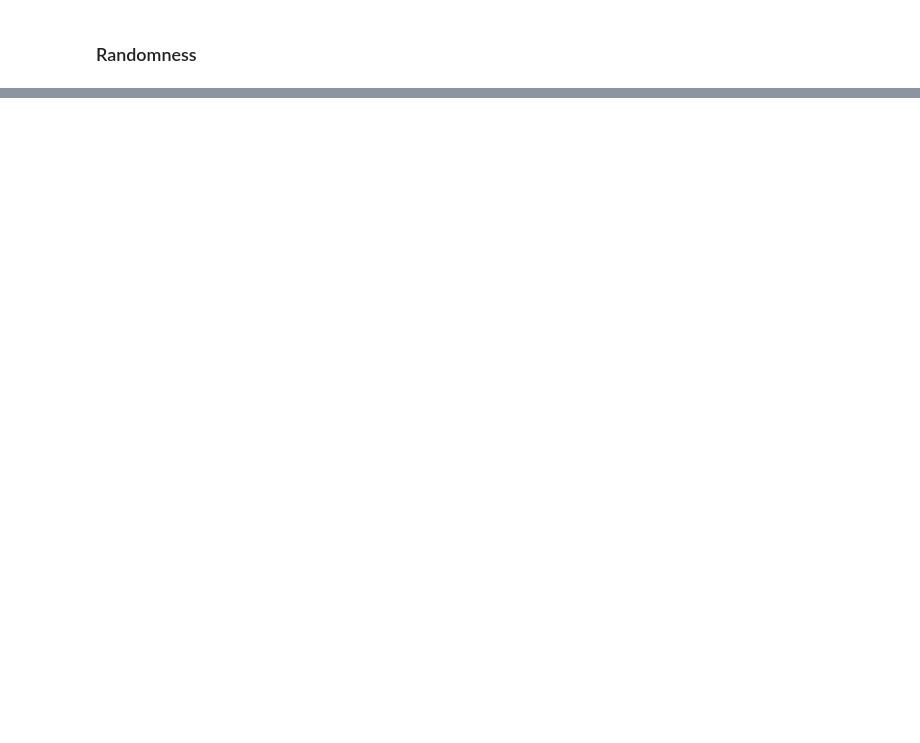
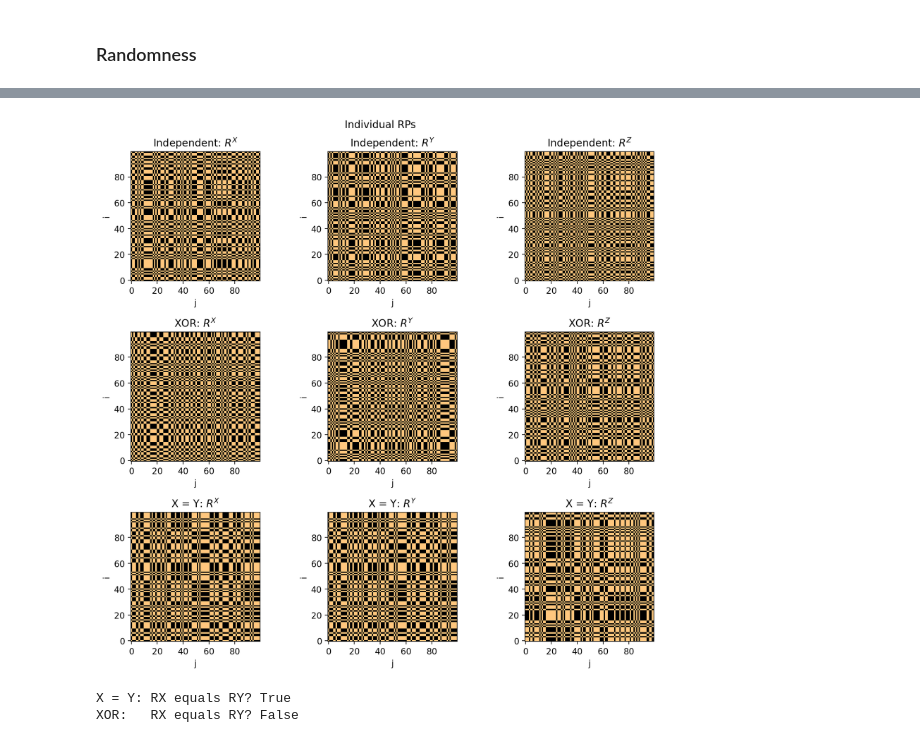
Before and after one commit to Anastasios-Vlachmpeis/Recurrence-Plot-Research, a Jupyter notebook: ResearchBook.ipynb, the cells around one changed output, grey strips where cells are left out. Drawn from its saved outputs; the diff is of its cells as text; code cells hidden in the pictures; blank space fills up the shorter version.

```diff
--- a/ResearchBook.ipynb
+++ b/ResearchBook.ipynb
@@ -113,9 +113,10 @@ added_noise = rng.normal(loc=0.0, scale=noise_strength, size=len(t))
 x_noisy = x_t + added_noise
 x_random = rng.normal(loc=0.0, scale=noise_strength, size=len(t))
 # %%
-R = np.zeros(shape, dtype=bool)
-R_noisy = np.zeros(shape, dtype=bool)
-R_random = np.zeros(shape, dtype=bool)
+n = len(t)
+R = np.zeros((n, n), dtype=bool)
+R_noisy = np.zeros((n, n), dtype=bool)
+R_random = np.zeros((n, n), dtype=bool)
 
 for i in range(len(t)):
    for j in range(len(t)):
@@ -194,0 +238,64 @@ plt.show()
+# %%
+N = 100
+rng = np.random.default_rng(42)
+
+def fair_bits(n):
+    return rng.integers(0, 2, size=n)
+
+X1, Y1, Z1 = fair_bits(N), fair_bits(N), fair_bits(N)
+
+X2, Y2 = fair_bits(N), fair_bits(N)
+Z2 = X2 ^ Y2
+
+X3 = fair_bits(N)
+Y3 = X3.copy()
+Z3 = fair_bits(N)
+
+models = {
+    "Independent": (X1, Y1, Z1),
+    "XOR": (X2, Y2, Z2),
+    "X = Y": (X3, Y3, Z3)
+}
+
+def R_of(x):
+    return x[:, None] == x[None, :]
+
+def show_grid(matrices, row_labels, col_labels, suptitle):
+    n_rows, n_cols = len(row_labels), len(col_labels)
+    fig, ax = plt.subplots(
+        n_rows, n_cols,
+        figsize=(3.3 * n_cols, 3.1 * n_rows),
+        squeeze=False
+    )
+    for r in range(n_rows):
+        for c in range(n_cols):
+            ax[r, c].imshow(
+                matrices[r][c],
+                cmap="copper",
+                origin="lower",
+                interpolation="nearest",
+            )
+            ax[r, c].set_title(f"{row_labels[r]}: {col_labels[c]}")
+            ax[r, c].set_xlabel("j")
+            ax[r, c].set_ylabel("i")
+    fig.suptitle(suptitle)
+    fig.tight_layout()
+    plt.show()
+
+individual = []
+for X, Y, Z in models.values():
+    individual.append((R_of(X), R_of(Y), R_of(Z)))
+
+show_grid(
+    individual,
+    list(models),
+    ["$R^X$", "$R^Y$", "$R^Z$"],
+    "Individual RPs"
+)
+
+print("X = Y: RX equals RY?", np.array_equal(individual[2][0], individual[2][1]))
+print("XOR:   RX equals RY?", np.array_equal(individual[1][0], individual[1][1]))
+# %% [output]
+[figure, added]
+X = Y: RX equals RY? True
+XOR:   RX equals RY? False
```
Also changed, not shown: parts of 18 cells of this notebook, 1 other file.
